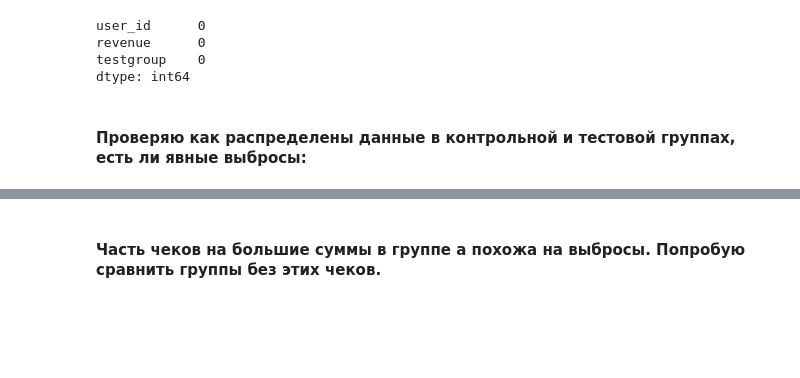
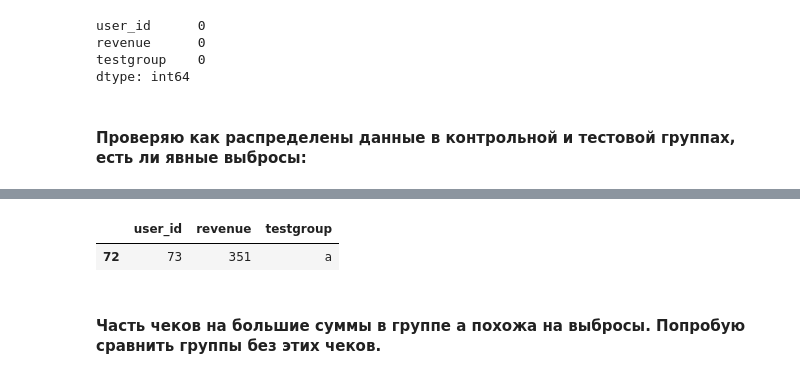
Before and after one commit to SergeyOshemkov/My-data-analysis-in-Python, a Jupyter notebook: Projects in progress/2nd project in progress/1_project.ipynb, the cells around one changed output, grey strips where cells are left out. Cells and saved outputs as stored; diff of their text form; code cells hidden in the pictures; blank space fills up the shorter version.

```diff
--- a/Projects in progress/2nd project in progress/1_project.ipynb
+++ b/Projects in progress/2nd project in progress/1_project.ipynb
@@ -290,3 +292,8 @@ boxplot_builder(df.query('revenue != 0'))
+# %%
+df_test.head(1)
+# %% [output]
+|  | user_id | revenue | testgroup |
+| 72 | 73 | 351 | a |
 # %% [markdown]
 #### Часть чеков на большие суммы в группе а похожа на выбросы. Попробую сравнить группы без этих чеков.
 # %%
```
Also changed, not shown: parts of 47 cells of this notebook.
